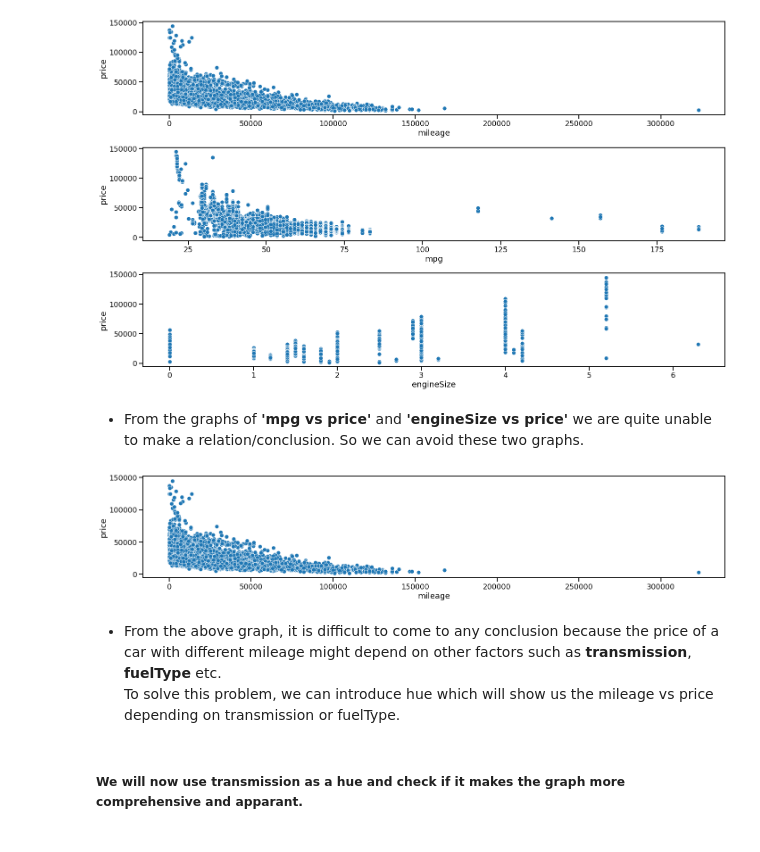
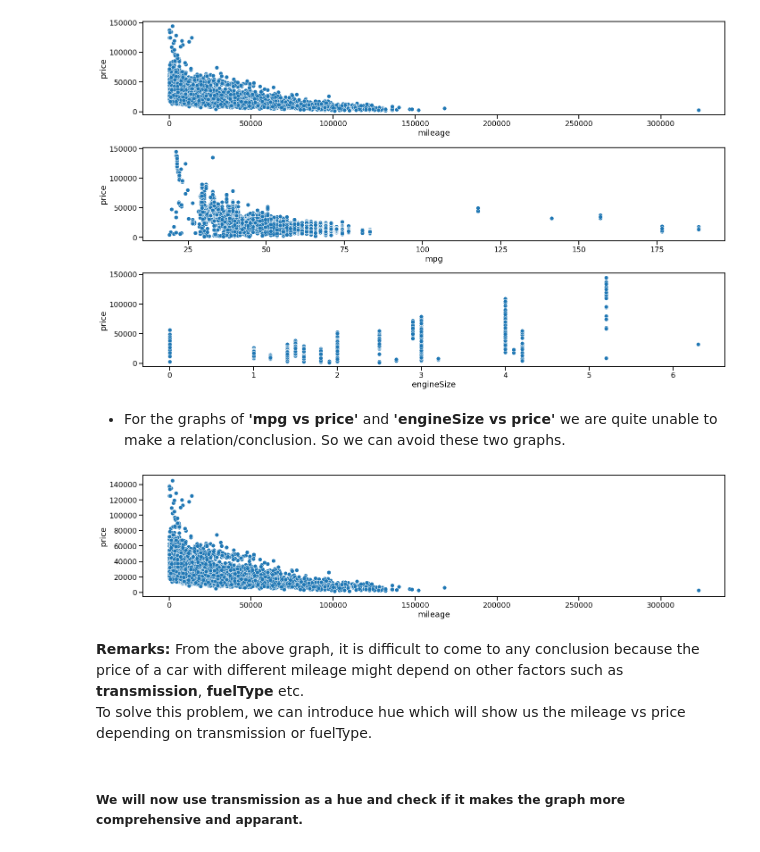
Before and after one commit to tasnimmuna2610/audi_used_car_analysis, a Jupyter notebook: audi_used_car_EDA.ipynb, the cells around one changed output. Saved outputs shown, nothing was run; the diff lists cells and outputs as text; code cells hidden in the pictures.

```diff
--- a/audi_used_car_EDA.ipynb
+++ b/audi_used_car_EDA.ipynb
@@ -471,19 +471,19 @@ plt.show()
 # %% [output]
 [figure]
 # %% [markdown]
-- From the graphs of **'mpg vs price'** and **'engineSize vs price'** we are quite unable to make a relation/conclusion. So we can avoid these two graphs.
+- For the graphs of **'mpg vs price'** and **'engineSize vs price'** we are quite unable to make a relation/conclusion. So we can avoid these two graphs.
 # %%
-plt.figure(figsize=(20,12))
+plt.figure(figsize=(20,5))
 
 # mileage vs price
-plt.subplot(3,1,1)
+plt.subplot(1,1,1)
 sns.scatterplot(x='mileage', y='price', data=data_frame)
 plt.tight_layout()
 plt.show()
 # %% [output]
-[figure, old version]
+[figure, new version]
 # %% [markdown]
-- From the above graph, it is difficult to come to any conclusion because the price of a car with different mileage might depend on other factors such as **transmission**, **fuelType** etc.
+**Remarks:** From the above graph, it is difficult to come to any conclusion because the price of a car with different mileage might depend on other factors such as **transmission**, **fuelType** etc.
 <br> To solve this problem, we can introduce hue which will show us the mileage vs price depending on transmission or fuelType.
 # %% [markdown]
 #####  We will now use transmission as a hue and check if it makes the graph more comprehensive and apparant.
```
Also changed, not shown: parts of 3 cells of this notebook.
